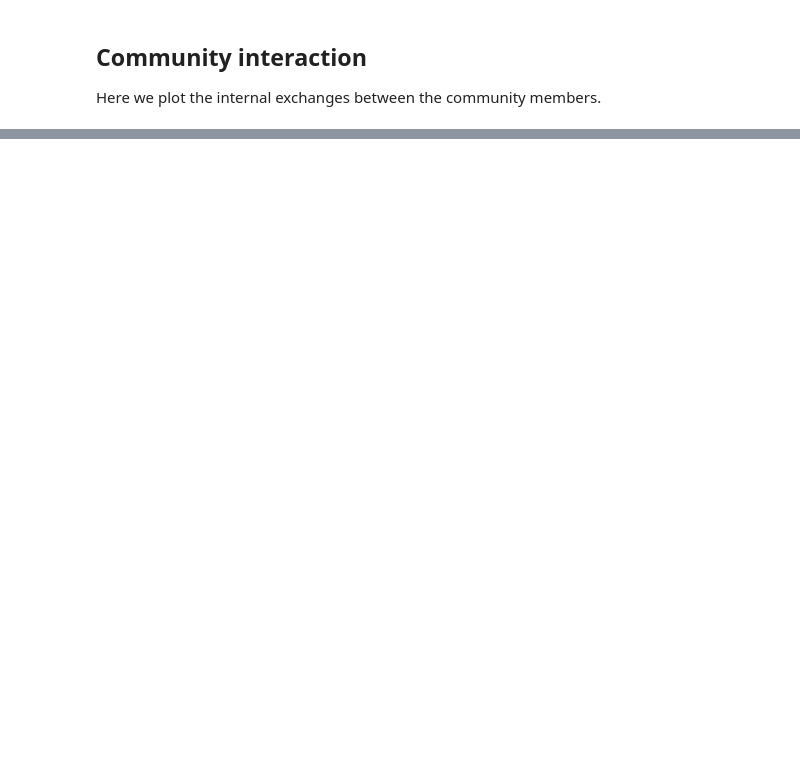
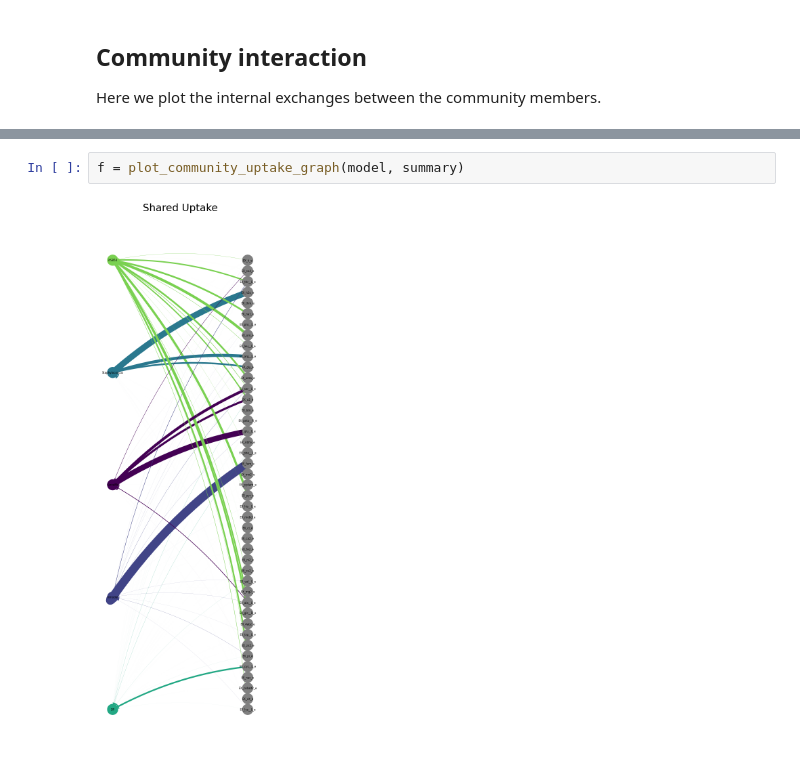
Before and after one commit to manuelgloeckler/ncmw, a Jupyter notebook: docs/community.ipynb, the cells around one changed output, grey strips where cells are left out. Drawn from its saved outputs; the diff is of its cells as text; blank space fills up the shorter version.

```diff
--- a/docs/community.ipynb
+++ b/docs/community.ipynb
@@ -86,0 +93,4 @@ Staphylococcus_epidermidis_ATCC_12228_consistent_snm3 :  0.024972043036391476  w
+# %%
+f = plot_community_uptake_graph(model, summary)
+# %% [output]
+[figure, added]
```
Also changed, not shown: parts of 31 cells of this notebook, 7 other files.
